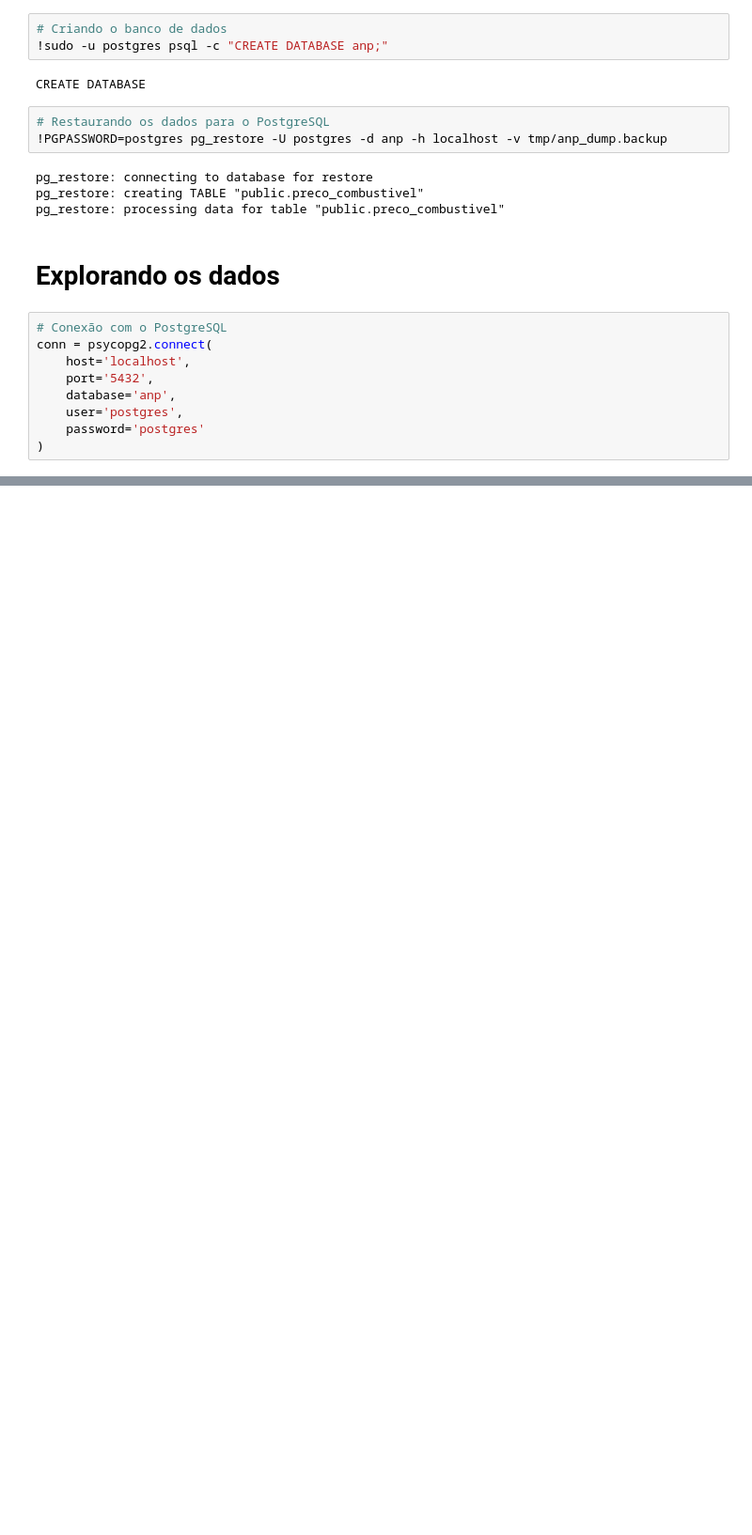
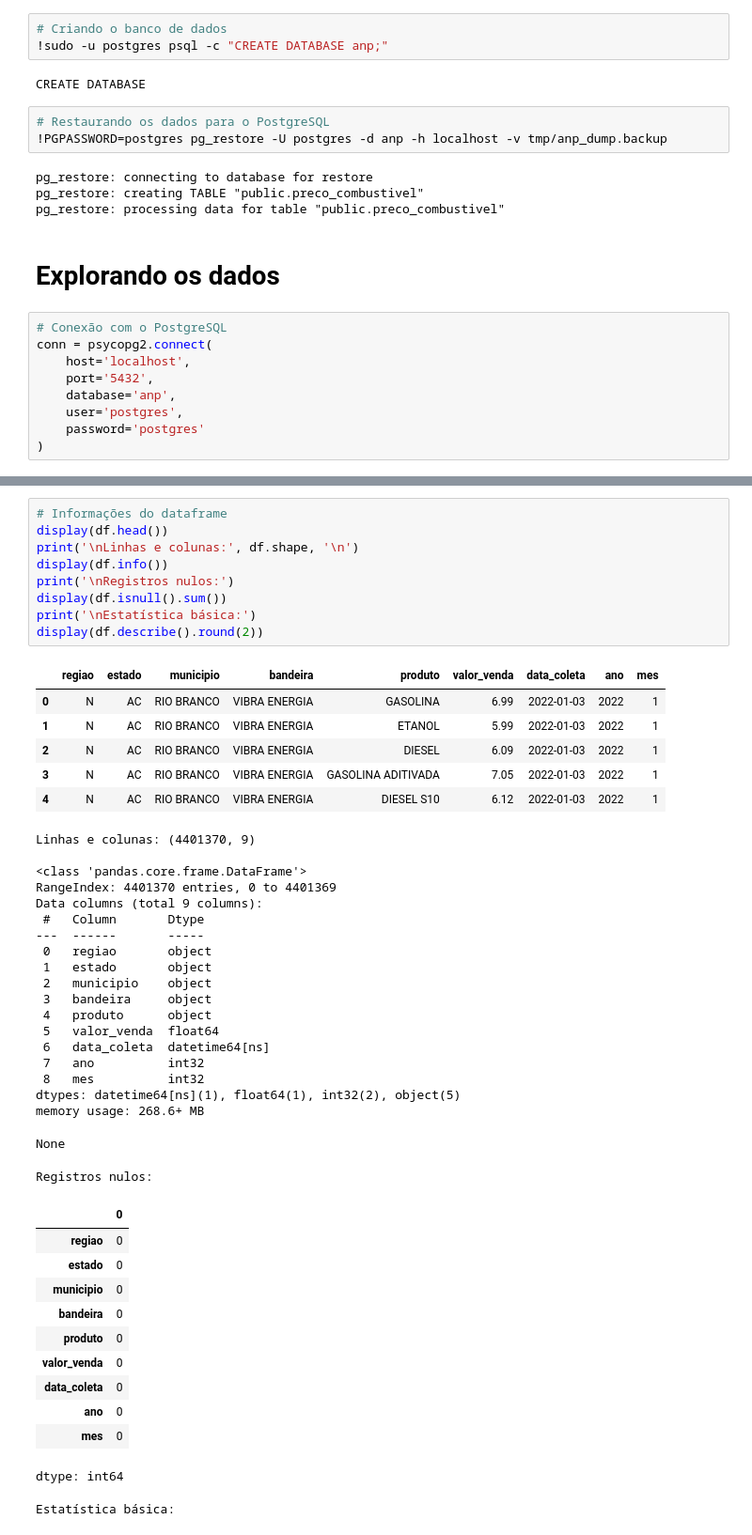
Before and after one commit to edupmon/fiap, a Jupyter notebook: pos-tech/data-analytics/fase-4/eda.ipynb, the cells around one changed output, grey strips where cells are left out. Shown at 94% size. Drawn from its saved outputs; the diff is of its cells as text; blank space fills up the shorter version.

```diff
--- a/pos-tech/data-analytics/fase-4/eda.ipynb
+++ b/pos-tech/data-analytics/fase-4/eda.ipynb
@@ -103,0 +113,48 @@ df.head()
+# %%
+# Informações do dataframe
+display(df.head())
+print('\nLinhas e colunas:', df.shape, '\n')
+display(df.info())
+print('\nRegistros nulos:')
+display(df.isnull().sum())
+print('\nEstatística básica:')
+display(df.describe().round(2))
+# %% [output]
+|  | regiao | estado | municipio | bandeira | produto | valor_venda | data_coleta | ano | mes |
+| 0 | N | AC | RIO BRANCO | VIBRA ENERGIA | GASOLINA | 6.99 | 2022-01-03 | 2022 | 1 |
+| 1 | N | AC | RIO BRANCO | VIBRA ENERGIA | ETANOL | 5.99 | 2022-01-03 | 2022 | 1 |
+| 2 | N | AC | RIO BRANCO | VIBRA ENERGIA | DIESEL | 6.09 | 2022-01-03 | 2022 | 1 |
+| 3 | N | AC | RIO BRANCO | VIBRA ENERGIA | GASOLINA ADITIVADA | 7.05 | 2022-01-03 | 2022 | 1 |
+| 4 | N | AC | RIO BRANCO | VIBRA ENERGIA | DIESEL S10 | 6.12 | 2022-01-03 | 2022 | 1 |
+Linhas e colunas: (4401370, 9)
+
+<class 'pandas.core.frame.DataFrame'>
+RangeIndex: 4401370 entries, 0 to 4401369
+Data columns (total 9 columns):
+ #   Column       Dtype
+---  ------       -----
+ 0   regiao       object
+ 1   estado       object
+ 2   municipio    object
+ 3   bandeira     object
+ 4   produto      object
+ 5   valor_venda  float64
+ 6   data_coleta  datetime64[ns]
+ 7   ano          int32
+ 8   mes          int32
+dtypes: datetime64[ns](1), float64(1), int32(2), object(5)
+memory usage: 268.6+ MB
+None
+Registros nulos:
+|  | 0 |
+| regiao | 0 |
+| estado | 0 |
+| municipio | 0 |
+| bandeira | 0 |
+| produto | 0 |
+| valor_venda | 0 |
+| data_coleta | 0 |
+| ano | 0 |
+| mes | 0 |
+dtype: int64
+Estatística básica:
```
Also changed, not shown: parts of 8 cells of this notebook.
